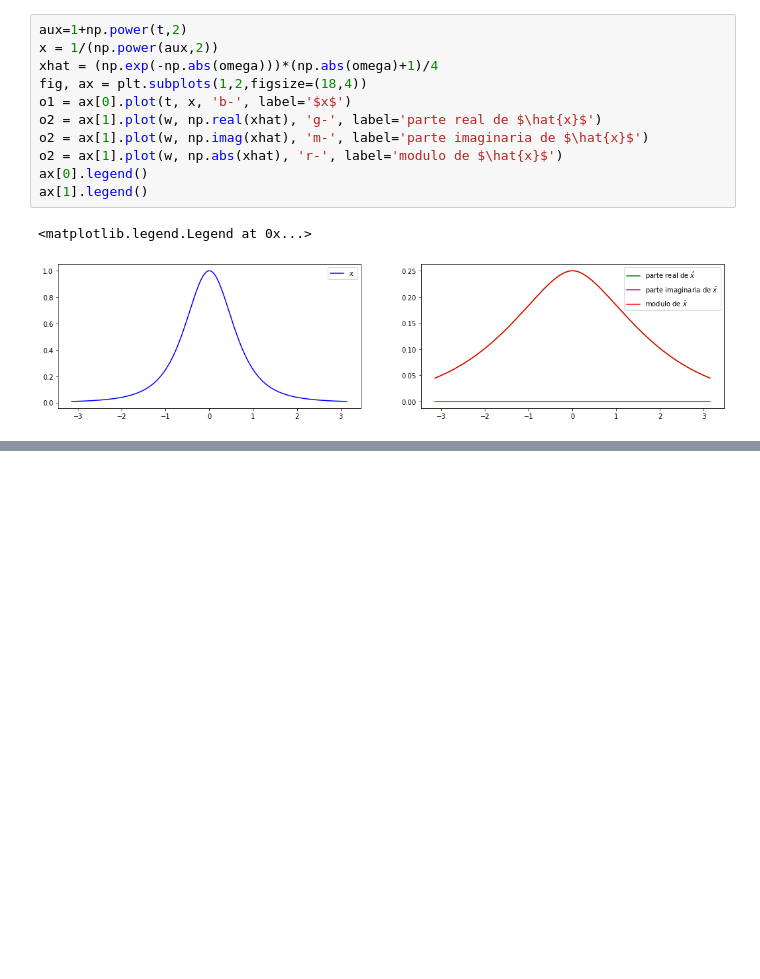
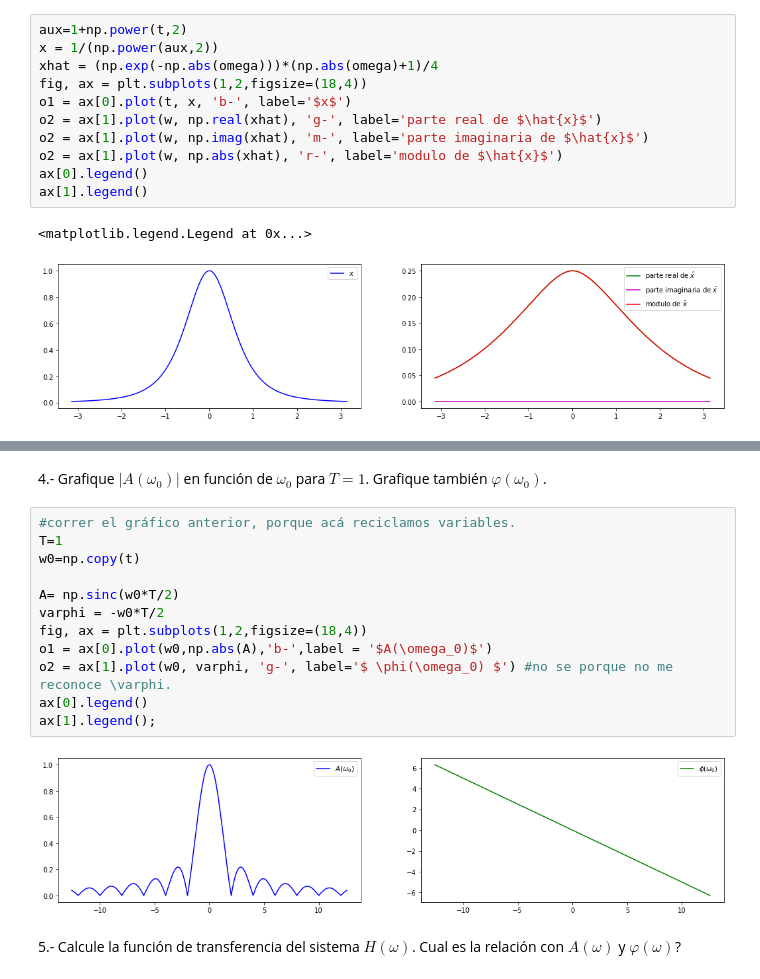
Before and after one commit to KevenSnow/FMPS, a Jupyter notebook: TrabajoPractico.ipynb, the cells around one changed output, grey strips where cells are left out. Drawn from its saved outputs; the diff is of its cells as text; blank space fills up the shorter version.

```diff
--- a/TrabajoPractico.ipynb
+++ b/TrabajoPractico.ipynb
@@ -385,0 +477,18 @@ ax[1].legend()
+# %% [markdown]
+4.- Grafique $|A(\omega_0)|$ en función de $\omega_0$ para $T = 1$. Grafique también $\varphi(\omega_0)$.
+# %%
+#correr el gráfico anterior, porque acá reciclamos variables.
+T=1
+w0=np.copy(t)
+
+A= np.sinc(w0*T/2)
+varphi = -w0*T/2
+fig, ax = plt.subplots(1,2,figsize=(18,4))
+o1 = ax[0].plot(w0,np.abs(A),'b-',label = '$A(\omega_0)$')
+o2 = ax[1].plot(w0, varphi, 'g-', label='$ \phi(\omega_0) $') #no se porque no me reconoce \varphi.
+ax[0].legend()
+ax[1].legend();
+# %% [output]
+[figure, added]
+# %% [markdown]
+5.- Calcule la función de transferencia del sistema $H(\omega)$. Cual es la relación con $A(\omega)$ y $\varphi(\omega) $?
```
Also changed, not shown: parts of 10 cells of this notebook.
